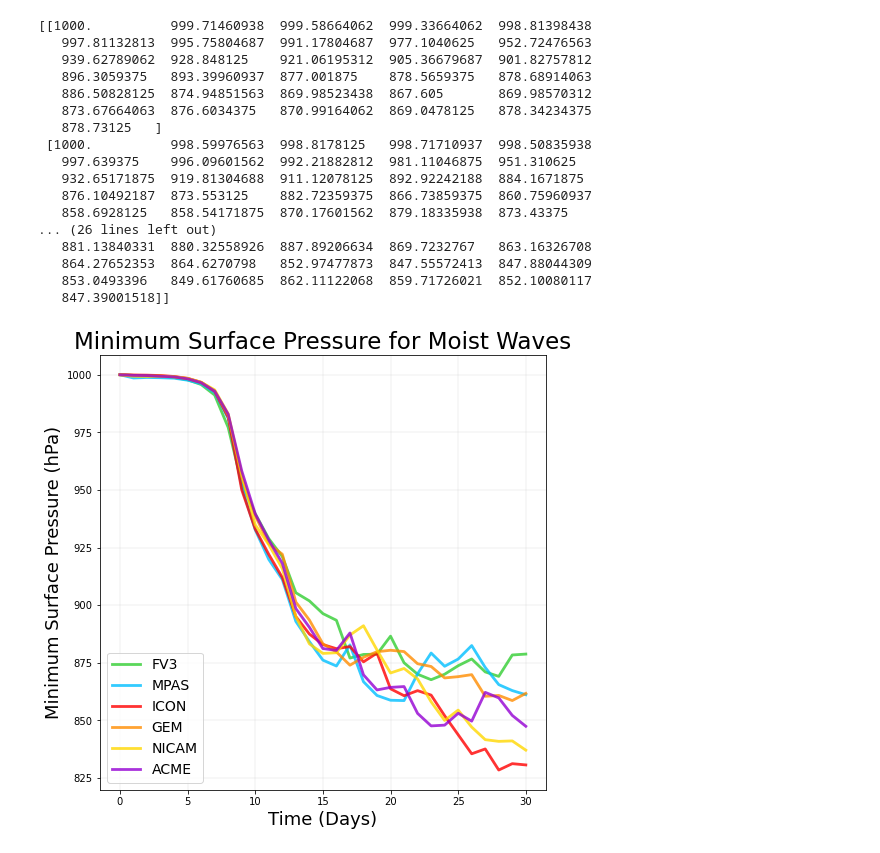
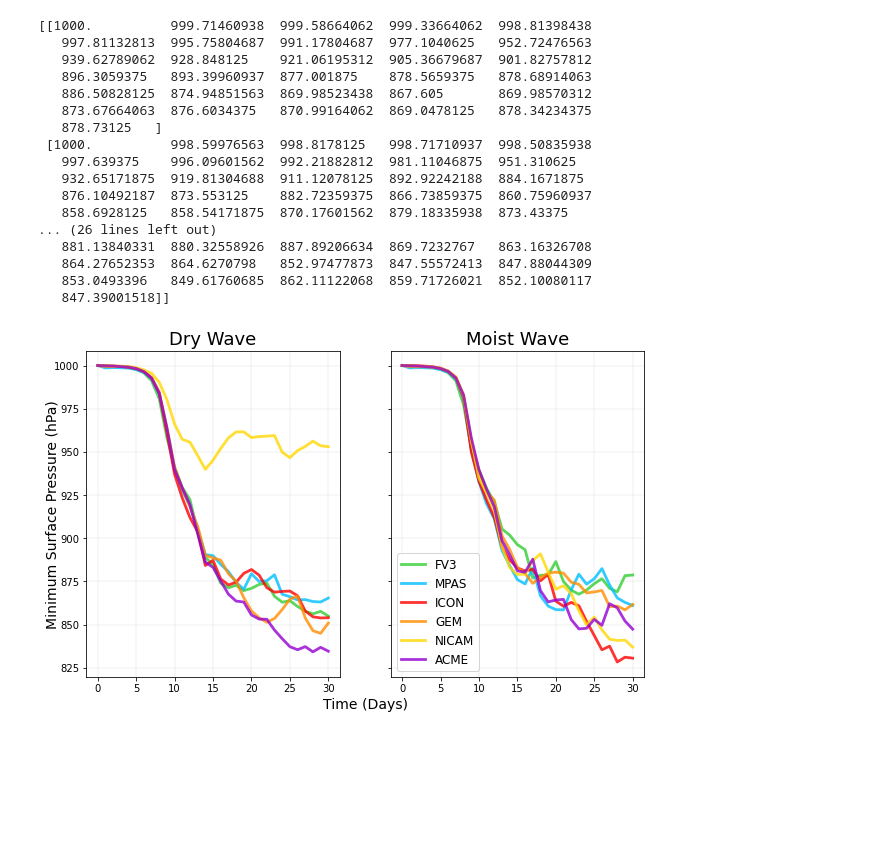
Before and after one commit to Luigi728/Penn_State_Research, a Jupyter notebook: NWP_Project_1.ipynb, the cells around one changed output. Drawn from its saved outputs; the diff is of its cells as text; code cells hidden in the pictures; blank space fills up the shorter version.

```diff
--- a/NWP_Project_1.ipynb
+++ b/NWP_Project_1.ipynb
@@ -192,19 +161,31 @@ print (Min_Pressure_Moist)
    864.27652353  864.6270798   852.97477873  847.55572413  847.88044309
    853.0493396   849.61760685  862.11122068  859.71726021  852.10080117
    847.39001518]]
-# %%
-# Plot Min Pressure
-Fig = pyplot.figure(figsize=(8,8))
-Axes = Fig.add_subplot(1,1,1)
-Colours = ['limegreen', 'deepskyblue', 'red', 'darkorange', 'gold', 'darkviolet']
-for i in range(len(Models)):
-    Axes.plot(Pressure_Data["time"], Min_Pressure_Moist[i], c=Colours[i], label=Models[i], linewidth=2.8, alpha=0.8)
-pyplot.grid('grid', linestyle="-", linewidth=0.25, color='silver')
-pyplot.xlabel('Time (Days)', fontsize=18)
-pyplot.ylabel('Minimum Surface Pressure (hPa)', fontsize=18)
-pyplot.title('Minimum Surface Pressure for Moist Waves', fontsize=23)
-pyplot.legend(loc=3, fontsize=14)
-Fig.savefig('Q1_Min_Moist.png', bbox_inches='tight')
-# %% [output]
-[figure, removed]
+# %%
+# Question 1
+# Plot Min Pressure for Dry and Moist Waves
+Fig = pyplot.figure(figsize=(10,6))
+Axes = Fig.subplots(1,2,sharey=True)
+for i in range(2):
+    Colours = ['limegreen', 'deepskyblue', 'red', 'darkorange', 'gold', 'darkviolet']
+    for k in range(len(Models)):
+        if i == 0:
+            Axes[i].plot(Dry_Pressure["time"], Min_Pressure_Dry[k], c=Colours[k], label=Models[k], \
+            linewidth=2.8, alpha=0.8)
+        if i == 1:
+            Axes[i].plot(Moist_Pressure["time"], Min_Pressure_Moist[k], c=Colours[k], label=Models[k], \
+            linewidth=2.8, alpha=0.8)
+    Axes[i].grid('grid', linestyle="-", linewidth=0.25, color='silver')
+    if i == 0:
+        Axes[i].set_title('Dry Wave', fontsize=18)
+    else:
+        Axes[i].set_title('Moist Wave', fontsize=18)
+        Axes[i].legend(loc=3, fontsize=12)
+Fig.add_subplot(111, frameon=False)
+pyplot.tick_params(labelcolor='none', top=False, bottom=False, left=False, right=False)
+pyplot.xlabel('Time (Days)', fontsize=14)
+pyplot.ylabel('Minimum Surface Pressure (hPa)', fontsize=14)
+pyplot.savefig('Q1_Min.png', bbox_inches='tight')
+# %% [output]
+[figure, added]
 # %%
```
Also changed, not shown: parts of 26 cells of this notebook.
